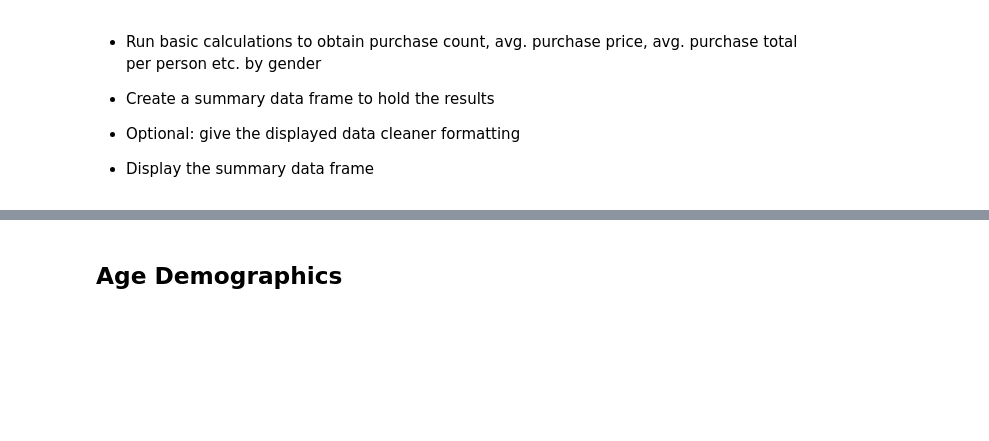
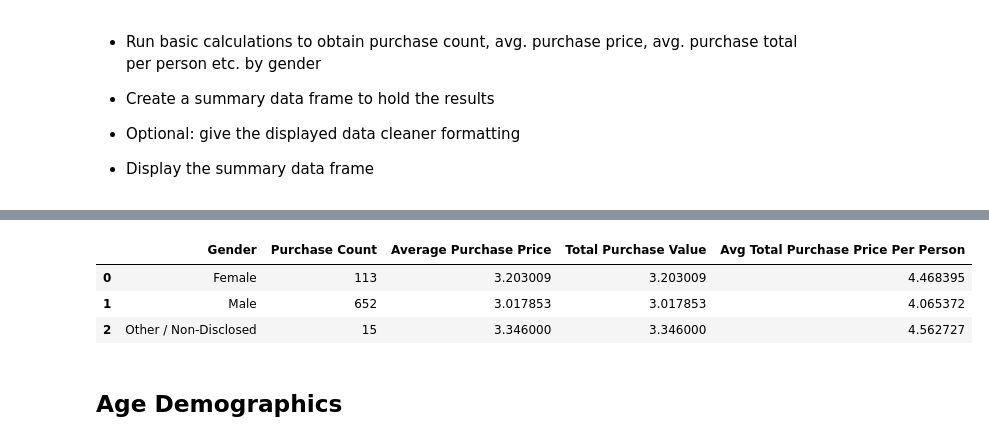
Before and after one commit to ptsaitta/pandas-challenge, a Jupyter notebook: HeroesOfPymoli/HeroesOfPymoli.ipynb, the cells around one changed output, grey strips where cells are left out. Cells and saved outputs as stored; diff of their text form; code cells hidden in the pictures; blank space fills up the shorter version.

Commit message:
done through purchasing analysis

```diff
--- a/HeroesOfPymoli/HeroesOfPymoli.ipynb
+++ b/HeroesOfPymoli/HeroesOfPymoli.ipynb
@@ -188,3 +183,65 @@ demographic_analysis_df.head()
+# %%
+#Create dataframe of only female-player-purchased items and do analysis for females
+
+female_purchases = purchase_data_df[purchase_data_df["Gender"].isin(["Female"])]
+    #female_purchases.head()
+
+#column choice is arbitrary, just need a count
+female_purchase_count = female_purchases["SN"].count()
+    #print(str(female_purchase_count))
+
+female_total_purchase_price = female_purchases["Price"].sum()
+    #print(female_total_purchase_price)
+
+female_avg_purchase_price = female_total_purchase_price / female_purchase_count
+    #print(female_avg_purchase_price)
+
+#female_count is from previous cell, counts total females (nonredundant as it elimanated those who bought more than once)
+female_avg_per_person = female_total_purchase_price / female_count
+
+
+#Create dataframe of only male-player-purchased items & repeat above
+
+male_purchases = purchase_data_df[purchase_data_df["Gender"].isin(["Male"])]
+
+male_purchase_count = male_purchases["SN"].count()
+
+male_total_purchase_price = male_purchases["Price"].sum()
+
+male_avg_purchase_price = male_total_purchase_price / male_purchase_count
+
+male_avg_per_person = male_total_purchase_price / male_count
+
+
+#Repeat for others
+
+others_purchases = purchase_data_df[purchase_data_df["Gender"].isin(["Other / Non-Disclosed"])]
+
+others_purchase_count = others_purchases["SN"].count()
+
+others_total_purchase_price = others_purchases["Price"].sum()
+
+others_avg_purchase_price = others_total_purchase_price / others_purchase_count
+
+others_avg_per_person = others_total_purchase_price / others_count
+
+
+#construct DataFrame of results
+
+purchasing_analysis = {'Gender':['Female', 'Male', 'Other / Non-Disclosed'],
+                       'Purchase Count':[female_purchase_count, male_purchase_count, others_purchase_count],
+                       'Average Purchase Price':[female_avg_purchase_price, male_avg_purchase_price, others_avg_purchase_price],
+                       'Total Purchase Value':[female_avg_purchase_price, male_avg_purchase_price, others_avg_purchase_price],
+                       'Avg Total Purchase Price Per Person':[female_avg_per_person, male_avg_per_person, others_avg_per_person]}
+
+
+purchasing_analysis_df = pd.DataFrame(data=purchasing_analysis)
+purchasing_analysis_df.head()
+# %% [output]
+|  | Gender | Purchase Count | Average Purchase Price | Total Purchase Value | Avg Total Purchase Price Per Person |
+| 0 | Female | 113 | 3.203009 | 3.203009 | 4.468395 |
+| 1 | Male | 652 | 3.017853 | 3.017853 | 4.065372 |
+| 2 | Other / Non-Disclosed | 15 | 3.346000 | 3.346000 | 4.562727 |
 # %% [markdown]
 ## Age Demographics
 # %% [markdown]
```
Also changed, not shown: parts of 2 cells of this notebook.
